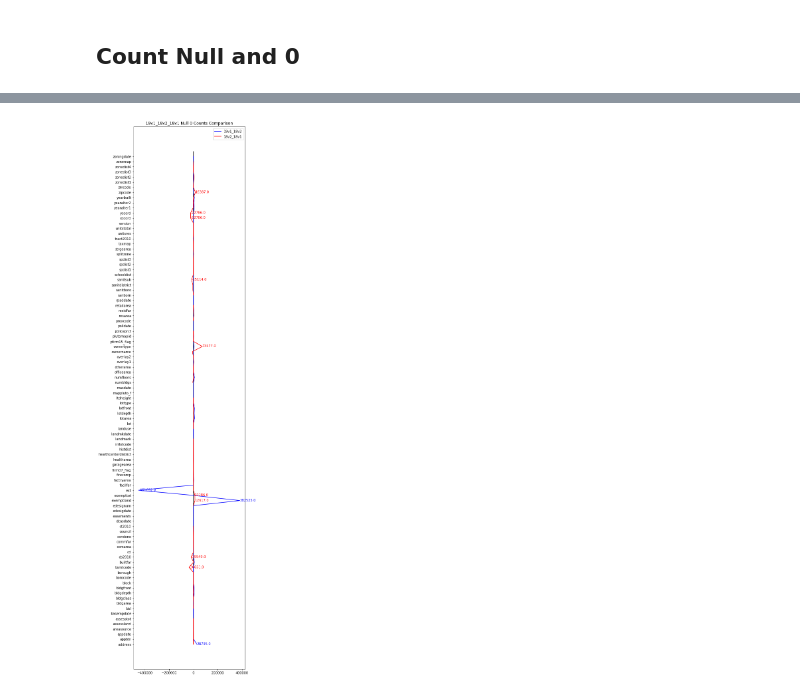
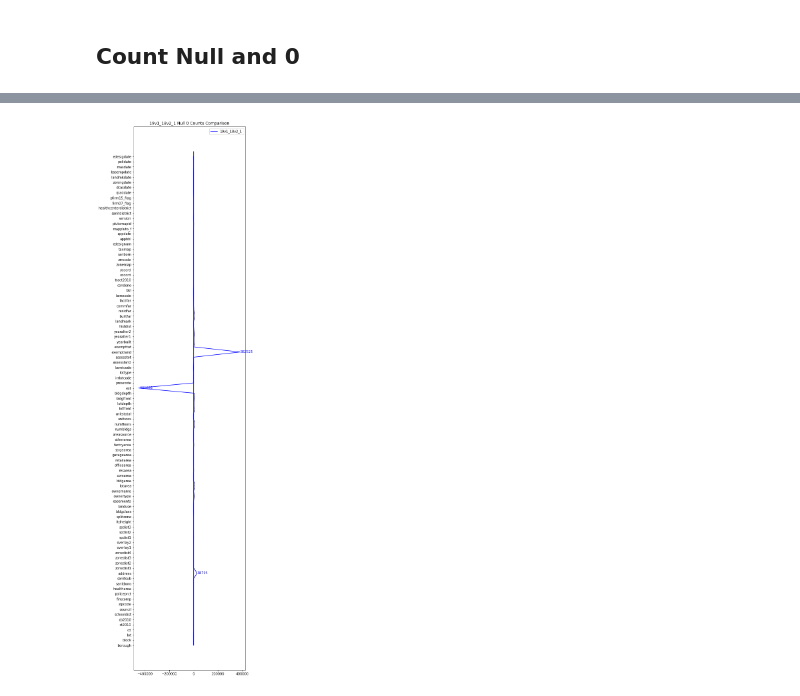
Before and after one commit to NYCPlanning/db-pluto-qaqc, a Jupyter notebook: 19v1/pluto_19v1_18v2_null_comparison.ipynb, the cells around one changed output, grey strips where cells are left out. Drawn from its saved outputs; the diff is of its cells as text; code cells hidden in the pictures.

```diff
--- a/19v1/pluto_19v1_18v2_null_comparison.ipynb
+++ b/19v1/pluto_19v1_18v2_null_comparison.ipynb
@@ -59,7 +59,7 @@ df3 = df3.select(cols)
 for A in double_columns:
     df1 = df1.withColumn(A, round(col(A).cast(DoubleType()), 2))
     df2 = df2.withColumn(A, round(col(A).cast(DoubleType()), 2))
-    df3 = df3.withColumn(A, round(col(A).cast(DoubleType()), 2))
+#     df3 = df3.withColumn(A, round(col(A).cast(DoubleType()), 2))
 # %% [markdown]
 ## Count Null and 0
 # %%
@@ -74,3 +80,4 @@ null_3 = df3.select([(count(when(isnan(c) | col(c).isNull(), 1))\
 # %%
-null_all = pd.concat([null_3, null_2, null_1])
+# null_all = pd.concat([null_3, null_2, null_1])
+null_all = pd.concat([null_2, null_1])
 null_change = null_all.pct_change()
@@ -113,4 +100,4 @@ Name: 0, dtype: float64
 # %%
-null_all.index = ['18v1', '18v2', '19v1']
+null_all.index = ['18v2_1', '19v1']
 null_all
 # %% [output]
@@ -122,32 +108,33 @@ null_all
 # %%
 plt.figure(figsize=(6, 30))
 
 difference1 = null_all.iloc[1, :]-null_all.iloc[0, :]
-difference2 = null_all.iloc[2, :]-null_all.iloc[1, :]
+# difference2 = null_all.iloc[2, :]-null_all.iloc[1, :]
 
-plt.plot(difference2, range(96), label = '19v1_18v2', color = 'blue')
-plt.plot(difference1, range(96), label = '18v2_18v1', color = 'red')
+plt.plot(difference1, range(96), label = '19v1_18v2_1', color = 'blue')
+# plt.plot(difference2, range(96), label = '18v2_18v1', color = 'red')
 plt.vlines(0, 0, 96) #0 reference line
 
 for i in range(96):
-    if abs(difference2[i]) >= 10000:
-        plt.text(x = difference2[i] , y = i - 0.15, s = '{}'.format(difference2[i]), size = 10, color = 'blue')
+    if abs(difference1[i]) >= 10000:
+        plt.text(x = difference1[i] , y = i - 0.15, s = '{}'.format(difference1[i]), size = 10, color = 'blue')
     else:
         pass
 
-for i in range(96):
-    if abs(difference1[i]) >= 10000:
-        plt.text(x = difference1[i] , y = i-0.15, s = '{}'.format(difference1[i]), size = 10, color = 'red')
-    else:
-        pass
+# for i in range(96):
+#     if abs(difference1[i]) >= 10000:
+#         plt.text(x = difference1[i] , y = i-0.15, s = '{}'.format(difference1[i]), size = 10, color = 'red')
+#     else:
+#         pass
 
 plt.yticks(range(96), null_all.columns, rotation='horizontal')
-plt.title('19v1_18v2_18v1 Null 0 Counts Comparison')
+# plt.title('19v1_18v2_18v1 Null 0 Counts Comparison')
+plt.title('19v1_18v2_1 Null 0 Counts Comparison')
 plt.legend()
-plt.savefig('19v1_18v2_18v1_Null0_Comparison.png', bbox_inches='tight')
+# plt.savefig('19v1_18v2_18v1_Null0_Comparison.png', bbox_inches='tight')
 plt.show()
 # %% [output]
-[figure, old version]
+[figure, new version]
 # %%
 plt.figure(figsize=(6, 30))
 
```
Also changed, not shown: parts of 12 cells of this notebook, 6 other files.
